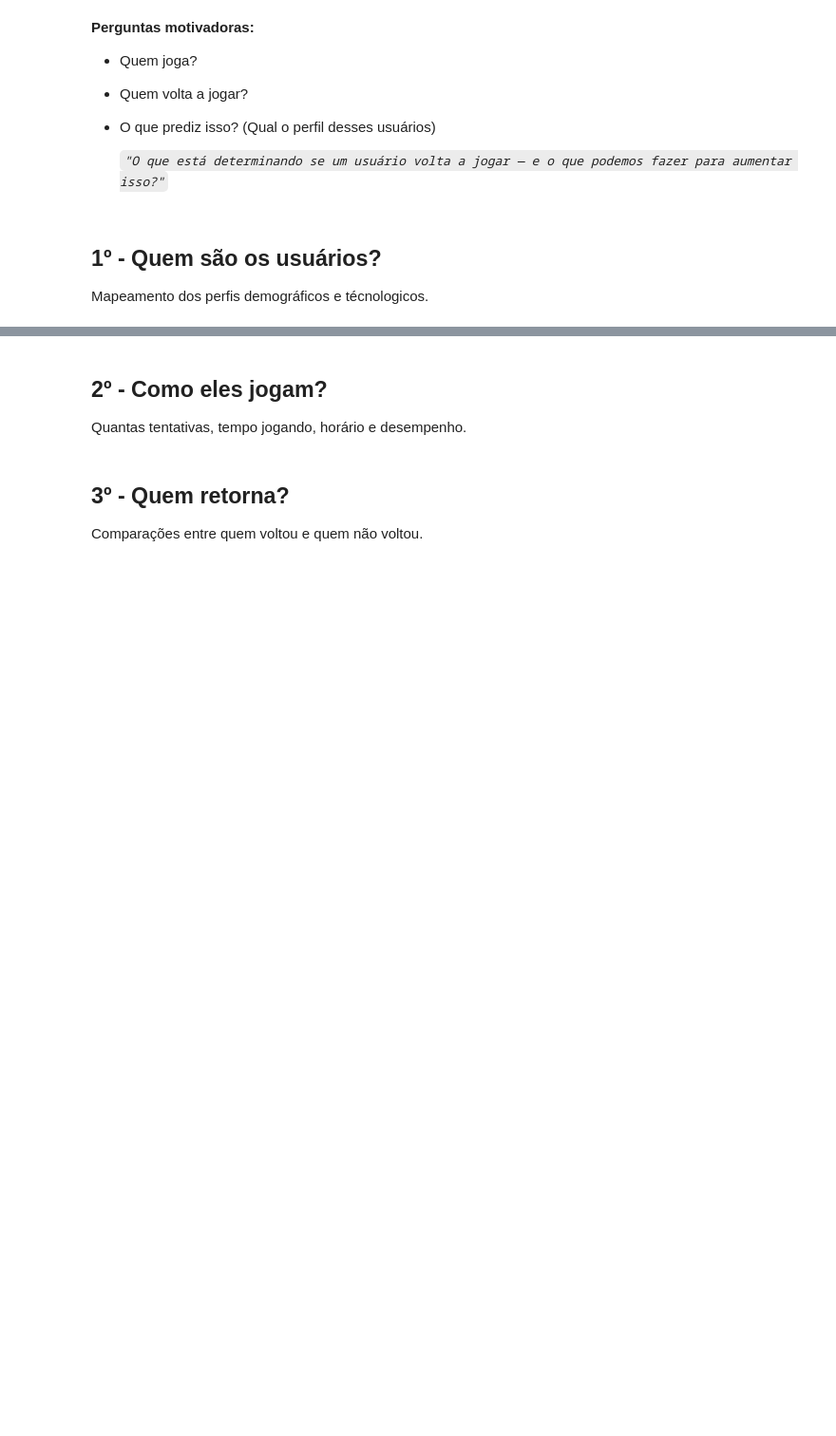
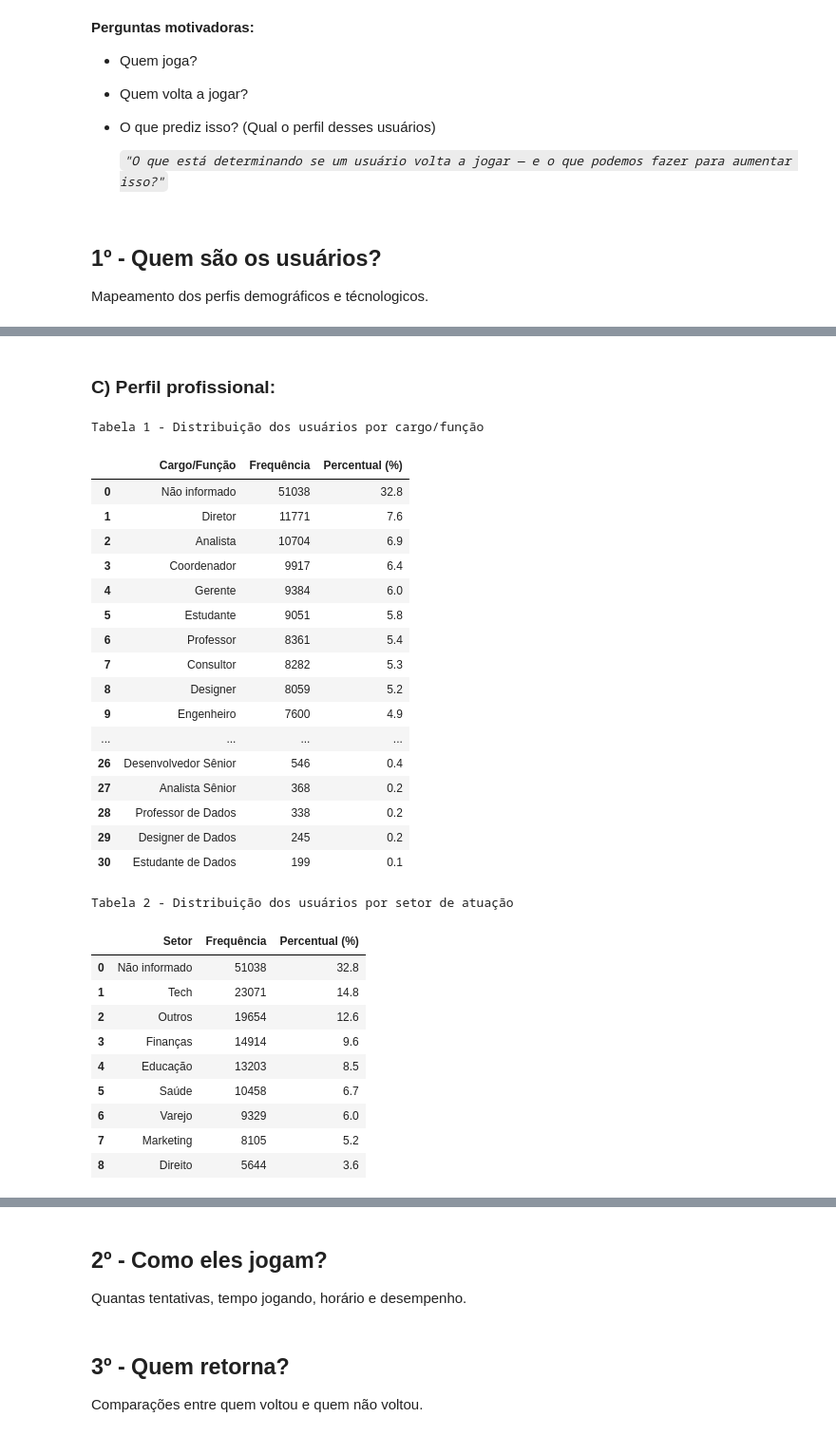
Before and after one commit to Fernandonneto/Case_Processo_Seletivo_-_Analista_de_Dados_Produto_-_Growth, a Jupyter notebook: II_Etapa_-_Analise_exploratoria_dados.ipynb, the cells around one changed output, grey strips where cells are left out. Shown at 95% size. Saved outputs shown, nothing was run; the diff lists cells and outputs as text; code cells hidden in the pictures; blank space fills up the shorter version.

```diff
--- a/II_Etapa_-_Analise_exploratoria_dados.ipynb
+++ b/II_Etapa_-_Analise_exploratoria_dados.ipynb
@@ -74,3 +211,65 @@ Mapeamento dos perfis demográficos e técnologicos.
+# %% [markdown]
+### C) Perfil profissional:
 # %%
 # Perfil profissional: Contagem de frequência das variáveis (job_role) e (sector) para entender quais áreas
 # de trabalho mais jogam Palavritas
+# %%
+# Frequência das variáveis - Cargo/Função
+freq_job = (
+    df['job_role']
+    .value_counts(dropna=False)
+    .rename_axis('Cargo/Função')
+    .reset_index(name='Frequência')
+)
+
+freq_job['Percentual (%)'] = (
+    freq_job['Frequência'] / freq_job['Frequência'].sum() * 100
+).round(1)
+
+print("Tabela 1 - Distribuição dos usuários por cargo/função")
+display(freq_job)
+
+# Frequência das variáveis - Setor de atuação
+freq_sector = (
+    df['sector']
+    .value_counts(dropna=False)
+    .rename_axis('Setor')
+    .reset_index(name='Frequência')
+)
+
+freq_sector['Percentual (%)'] = (
+    freq_sector['Frequência'] / freq_sector['Frequência'].sum() * 100
+).round(1)
+
+print("\nTabela 2 - Distribuição dos usuários por setor de atuação")
+display(freq_sector)
+# %% [output]
+Tabela 1 - Distribuição dos usuários por cargo/função
+|  | Cargo/Função | Frequência | Percentual (%) |
+| 0 | Não informado | 51038 | 32.8 |
+| 1 | Diretor | 11771 | 7.6 |
+| 2 | Analista | 10704 | 6.9 |
+| 3 | Coordenador | 9917 | 6.4 |
+| 4 | Gerente | 9384 | 6.0 |
+| 5 | Estudante | 9051 | 5.8 |
+| 6 | Professor | 8361 | 5.4 |
+| 7 | Consultor | 8282 | 5.3 |
+| 8 | Designer | 8059 | 5.2 |
+| 9 | Engenheiro | 7600 | 4.9 |
+| ... | ... | ... | ... |
+| 26 | Desenvolvedor Sênior | 546 | 0.4 |
+| 27 | Analista Sênior | 368 | 0.2 |
+| 28 | Professor de Dados | 338 | 0.2 |
+| 29 | Designer de Dados | 245 | 0.2 |
+| 30 | Estudante de Dados | 199 | 0.1 |
+Tabela 2 - Distribuição dos usuários por setor de atuação
+|  | Setor | Frequência | Percentual (%) |
+| 0 | Não informado | 51038 | 32.8 |
+| 1 | Tech | 23071 | 14.8 |
+| 2 | Outros | 19654 | 12.6 |
+| 3 | Finanças | 14914 | 9.6 |
+| 4 | Educação | 13203 | 8.5 |
+| 5 | Saúde | 10458 | 6.7 |
+| 6 | Varejo | 9329 | 6.0 |
+| 7 | Marketing | 8105 | 5.2 |
+| 8 | Direito | 5644 | 3.6 |
```
Also changed, not shown: parts of 9 cells of this notebook.
